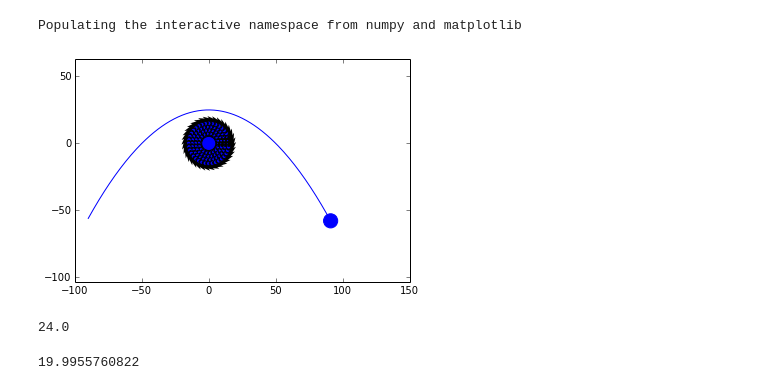
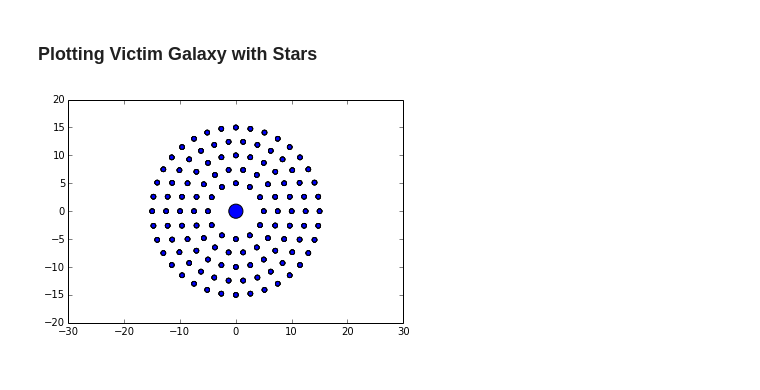
Before and after one commit to dclove202/PHYS202-S14, a Jupyter notebook: GalaxyProject/GalaxyScratch.ipynb, the cells around one changed output. Drawn from its saved outputs; the diff is of its cells as text; code cells hidden in the pictures.

Commit message:
Surrendering for the night on galaxy project

```diff
--- a/GalaxyProject/GalaxyScratch.ipynb
+++ b/GalaxyProject/GalaxyScratch.ipynb
@@ -10,52 +94,33 @@ WARNING: pylab import has clobbered these variables: ['power', 'random', 'fft',
+# %% [markdown]
+### Plotting Victim Galaxy with Stars
 # %%
-#Plotting Victim Galaxy with Stars
 
-%pylab inline
-import numpy as np
-from matplotlib import pyplot as plt
-from scipy.integrate import odeint
 
 def ring(ringnumber):
     #Creates an x and y position array for a ring of stars
     r = ((ringnumber + 1.)/10.)*25.
     nstars = 6.*(ringnumber+1.)
     theta = (2*np.pi)/nstars
     xpositions = np.zeros(nstars)
     ypositions = np.zeros(nstars)
     for i in range(6*(ringnumber+1)):
         xpositions[i] = r*np.cos(i*theta)
         ypositions[i] = r*np.sin(i*theta)
     return float(r),int(nstars),xpositions, ypositions,theta
 
 
 for i in range(1,6):
     r,a,x,y,theta = ring(i)
-    G = 4.494*10**(-8)
+    G = 4.499736* 10**-8
     M = 10.**11
     r = r
     for b in range(a):
         plt.scatter(x[b],y[b])
-        th = np.pi/2. + b*theta
-        plt.quiver(x[b],y[b],v*np.cos(th),v*np.sin(th))
+            #th = np.pi/2. + b*theta
+            #plt.quiver(x[b],y[b],.02*v*np.cos(th),.02*v*np.sin(th))
 plt.scatter(0,0,s=200)
 plt.axis('equal')
-y = lambda x: -(x/10.)**2 + 25
-x = np.arange(-90,91,1)
-plt.scatter(91,y(91),s=200, color='b')
-
-plot(x,y(x))
 
 plt.show()
-print y(-10)
 # %% [output]
-Populating the interactive namespace from numpy and matplotlib
-[figure, old version]
+[figure, new version]
-24.0
-# %%
-#Setting Stars in Motion
-P6 = 5.442 #million years
-Vt6 = 30.*np.pi/P6
-a6 = (Vt6**2)/15
-print a6
-# %% [output]
-19.9955760822
```
Also changed, not shown: parts of 9 cells of this notebook, 2 other files.
